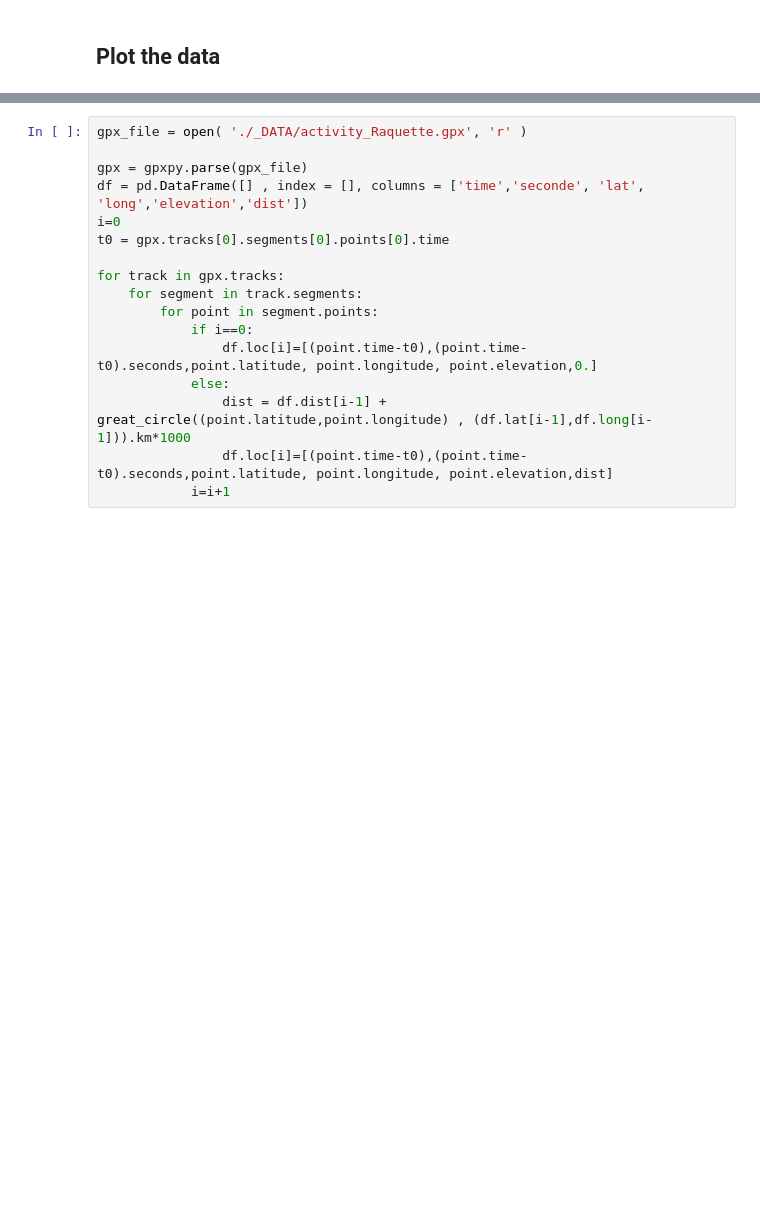
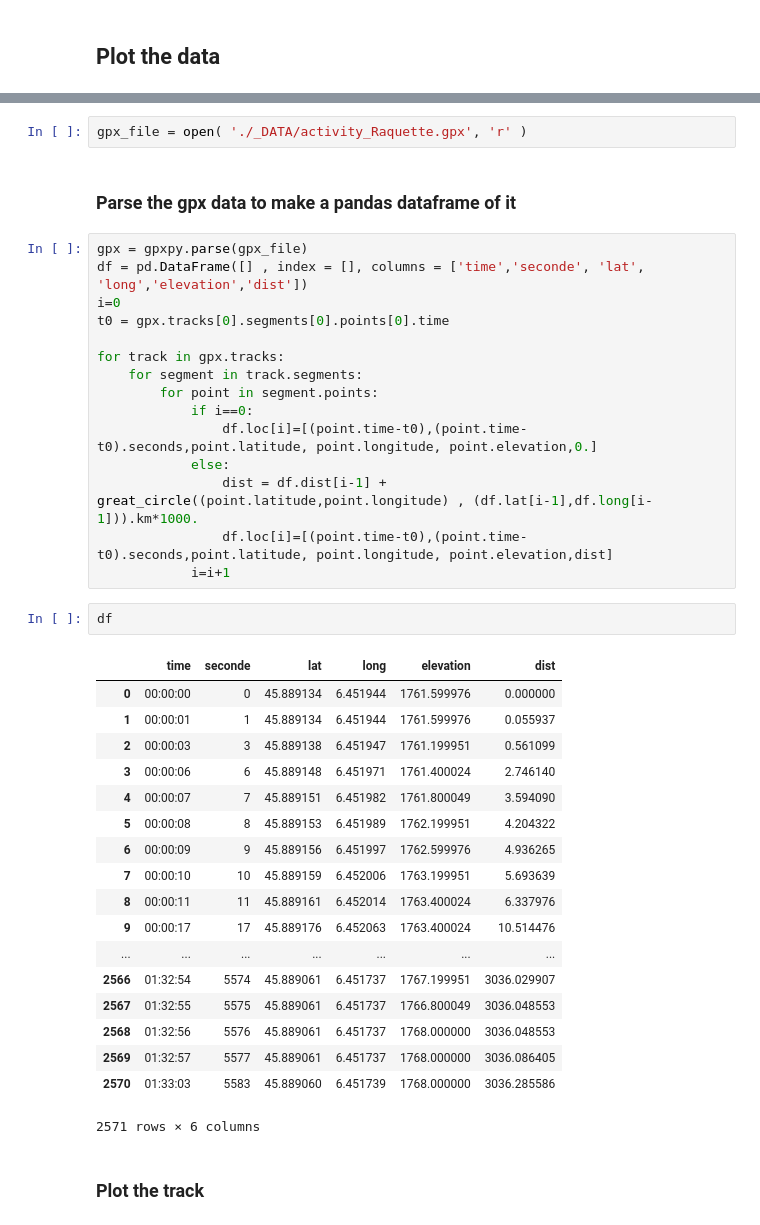
Before and after one commit to lcharleux/scientific_python, a Jupyter notebook: doc/notebooks/2_Data_Analysis/9_Derivation_of_data_with_noise.ipynb, the cells around one changed output, grey strips where cells are left out. Saved outputs shown, nothing was run; the diff lists cells and outputs as text; blank space fills up the shorter version.

```diff
--- a/doc/notebooks/2_Data_Analysis/9_Derivation_of_data_with_noise.ipynb
+++ b/doc/notebooks/2_Data_Analysis/9_Derivation_of_data_with_noise.ipynb
@@ -106,6 +116,8 @@ plt.show()
+# %%
+gpx_file = open( './_DATA/activity_Raquette.gpx', 'r' )
+# %% [markdown]
+### Parse the gpx data to make a pandas dataframe of it
 # %%
-gpx_file = open( './_DATA/activity_Raquette.gpx', 'r' )
-
 gpx = gpxpy.parse(gpx_file)
 df = pd.DataFrame([] , index = [], columns = ['time','seconde', 'lat', 'long','elevation','dist'])
 i=0
@@ -117,9 +129,32 @@ for track in gpx.tracks:
             if i==0:
                 df.loc[i]=[(point.time-t0),(point.time-t0).seconds,point.latitude, point.longitude, point.elevation,0.]
             else:
-                dist = df.dist[i-1] + great_circle((point.latitude,point.longitude) , (df.lat[i-1],df.long[i-1])).km*1000
+                dist = df.dist[i-1] + great_circle((point.latitude,point.longitude) , (df.lat[i-1],df.long[i-1])).km*1000.
                 df.loc[i]=[(point.time-t0),(point.time-t0).seconds,point.latitude, point.longitude, point.elevation,dist]
             i=i+1
+# %%
+df
+# %% [output]
+|  | time | seconde | lat | long | elevation | dist |
+| 0 | 00:00:00 | 0 | 45.889134 | 6.451944 | 1761.599976 | 0.000000 |
+| 1 | 00:00:01 | 1 | 45.889134 | 6.451944 | 1761.599976 | 0.055937 |
+| 2 | 00:00:03 | 3 | 45.889138 | 6.451947 | 1761.199951 | 0.561099 |
+| 3 | 00:00:06 | 6 | 45.889148 | 6.451971 | 1761.400024 | 2.746140 |
+| 4 | 00:00:07 | 7 | 45.889151 | 6.451982 | 1761.800049 | 3.594090 |
+| 5 | 00:00:08 | 8 | 45.889153 | 6.451989 | 1762.199951 | 4.204322 |
+| 6 | 00:00:09 | 9 | 45.889156 | 6.451997 | 1762.599976 | 4.936265 |
+| 7 | 00:00:10 | 10 | 45.889159 | 6.452006 | 1763.199951 | 5.693639 |
+| 8 | 00:00:11 | 11 | 45.889161 | 6.452014 | 1763.400024 | 6.337976 |
+| 9 | 00:00:17 | 17 | 45.889176 | 6.452063 | 1763.400024 | 10.514476 |
+| ... | ... | ... | ... | ... | ... | ... |
+| 2566 | 01:32:54 | 5574 | 45.889061 | 6.451737 | 1767.199951 | 3036.029907 |
+| 2567 | 01:32:55 | 5575 | 45.889061 | 6.451737 | 1766.800049 | 3036.048553 |
+| 2568 | 01:32:56 | 5576 | 45.889061 | 6.451737 | 1768.000000 | 3036.048553 |
+| 2569 | 01:32:57 | 5577 | 45.889061 | 6.451737 | 1768.000000 | 3036.086405 |
+| 2570 | 01:33:03 | 5583 | 45.889060 | 6.451739 | 1768.000000 | 3036.285586 |
+2571 rows × 6 columns
+# %% [markdown]
+### Plot the track
 # %%
 fig = plt.figure()
 plt.plot(df.long,df.lat,'b',label = "path")
```
Also changed, not shown: parts of 22 cells of this notebook.
